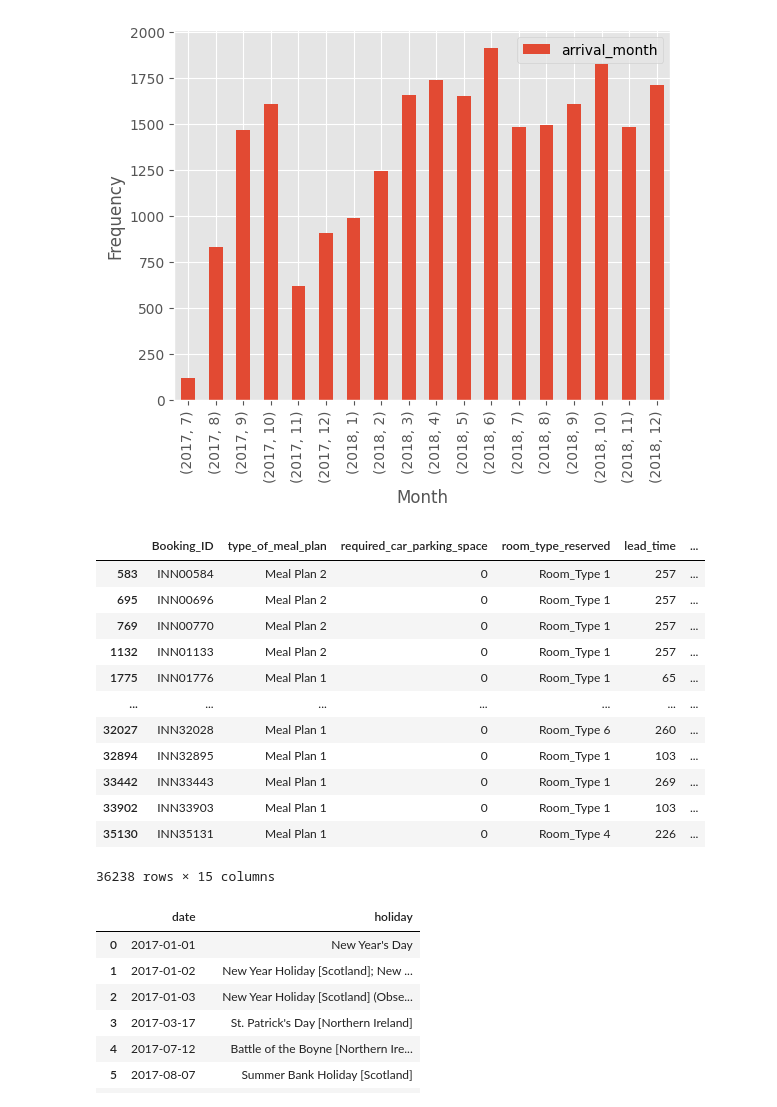
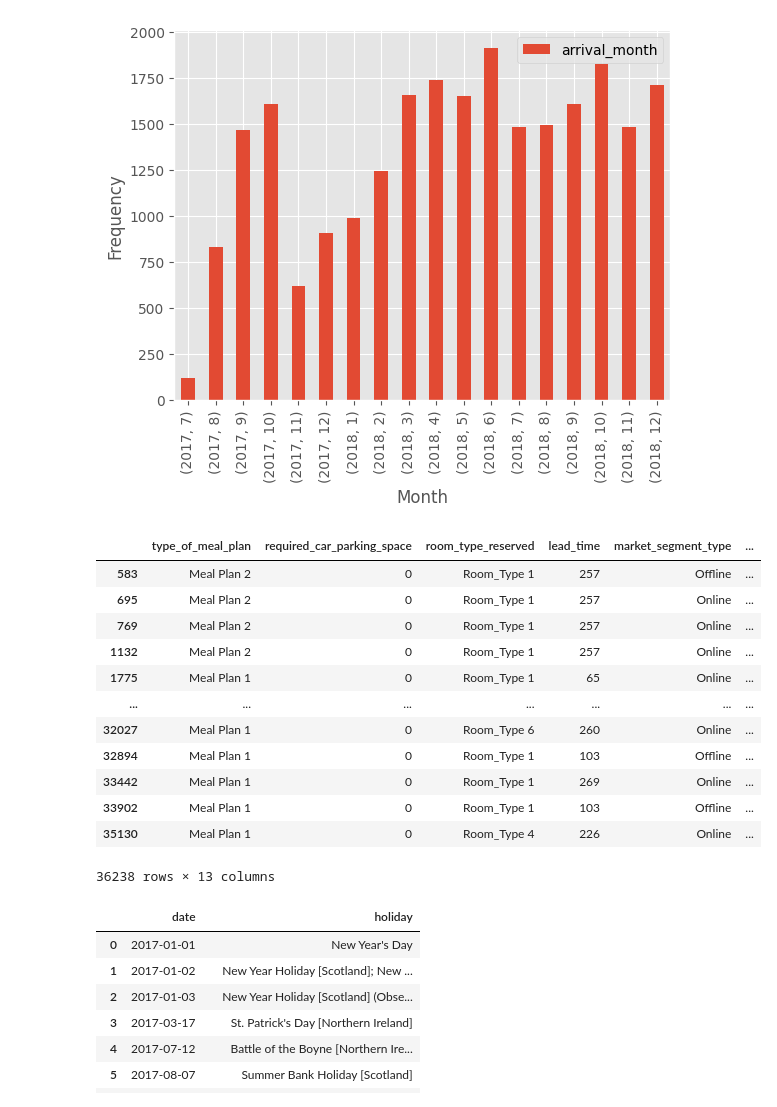
Before and after one commit to snairvasudev/Case-Study-CE880, a Jupyter notebook: CE880-Resit-March_Code.ipynb, the cells around one changed output. Cells and saved outputs as stored; diff of their text form; code cells hidden in the pictures.

```diff
--- a/CE880-Resit-March_Code.ipynb
+++ b/CE880-Resit-March_Code.ipynb
@@ -164,24 +182,24 @@ plt.show()
 # %% [output]
 [figure]
 # %%
-data_new["no_of_guests"] = data_new["no_of_adults"] + 0.5*data_new["no_of_children"]
+
 data_new["total_no_of_nights"] = data_new["no_of_weekend_nights"] + data_new["no_of_week_nights"]
-data_new = data_new.drop(["no_of_adults","no_of_children","no_of_weekend_nights","no_of_week_nights","arrival_year","arrival_month","arrival_date"],axis=1)
+data_new = data_new.drop(["no_of_adults","no_of_children","no_of_weekend_nights","no_of_week_nights","arrival_year","arrival_month","arrival_date","Booking_ID"],axis=1)
 data_new
 # %% [output]
-|  | Booking_ID | type_of_meal_plan | required_car_parking_space | room_type_reserved | lead_time | ... |
-| 583 | INN00584 | Meal Plan 2 | 0 | Room_Type 1 | 257 | ... |
-| 695 | INN00696 | Meal Plan 2 | 0 | Room_Type 1 | 257 | ... |
-| 769 | INN00770 | Meal Plan 2 | 0 | Room_Type 1 | 257 | ... |
-| 1132 | INN01133 | Meal Plan 2 | 0 | Room_Type 1 | 257 | ... |
-| 1775 | INN01776 | Meal Plan 1 | 0 | Room_Type 1 | 65 | ... |
+|  | type_of_meal_plan | required_car_parking_space | room_type_reserved | lead_time | market_segment_type | ... |
+| 583 | Meal Plan 2 | 0 | Room_Type 1 | 257 | Offline | ... |
+| 695 | Meal Plan 2 | 0 | Room_Type 1 | 257 | Online | ... |
+| 769 | Meal Plan 2 | 0 | Room_Type 1 | 257 | Online | ... |
+| 1132 | Meal Plan 2 | 0 | Room_Type 1 | 257 | Online | ... |
+| 1775 | Meal Plan 1 | 0 | Room_Type 1 | 65 | Online | ... |
 | ... | ... | ... | ... | ... | ... | ... |
-| 32027 | INN32028 | Meal Plan 1 | 0 | Room_Type 6 | 260 | ... |
-| 32894 | INN32895 | Meal Plan 1 | 0 | Room_Type 1 | 103 | ... |
-| 33442 | INN33443 | Meal Plan 1 | 0 | Room_Type 1 | 269 | ... |
-| 33902 | INN33903 | Meal Plan 1 | 0 | Room_Type 1 | 103 | ... |
-| 35130 | INN35131 | Meal Plan 1 | 0 | Room_Type 4 | 226 | ... |
+| 32027 | Meal Plan 1 | 0 | Room_Type 6 | 260 | Online | ... |
+| 32894 | Meal Plan 1 | 0 | Room_Type 1 | 103 | Offline | ... |
+| 33442 | Meal Plan 1 | 0 | Room_Type 1 | 269 | Online | ... |
+| 33902 | Meal Plan 1 | 0 | Room_Type 1 | 103 | Offline | ... |
+| 35130 | Meal Plan 1 | 0 | Room_Type 4 | 226 | Online | ... |
-36238 rows × 15 columns
+36238 rows × 13 columns
 # %%
 holiday_list = []
 for holiday in holidays.UnitedKingdom(years=[2017, 2018]).items():
```
Also changed, not shown: parts of 12 cells of this notebook.
